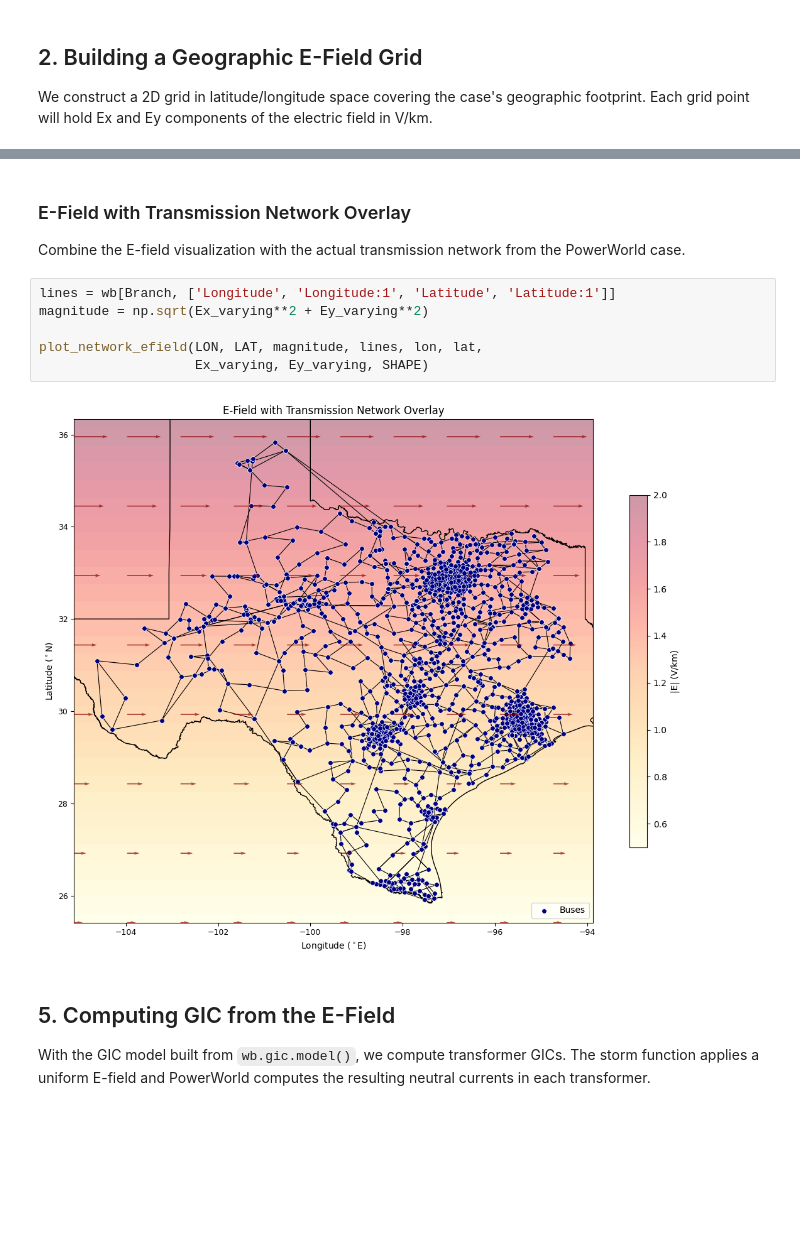
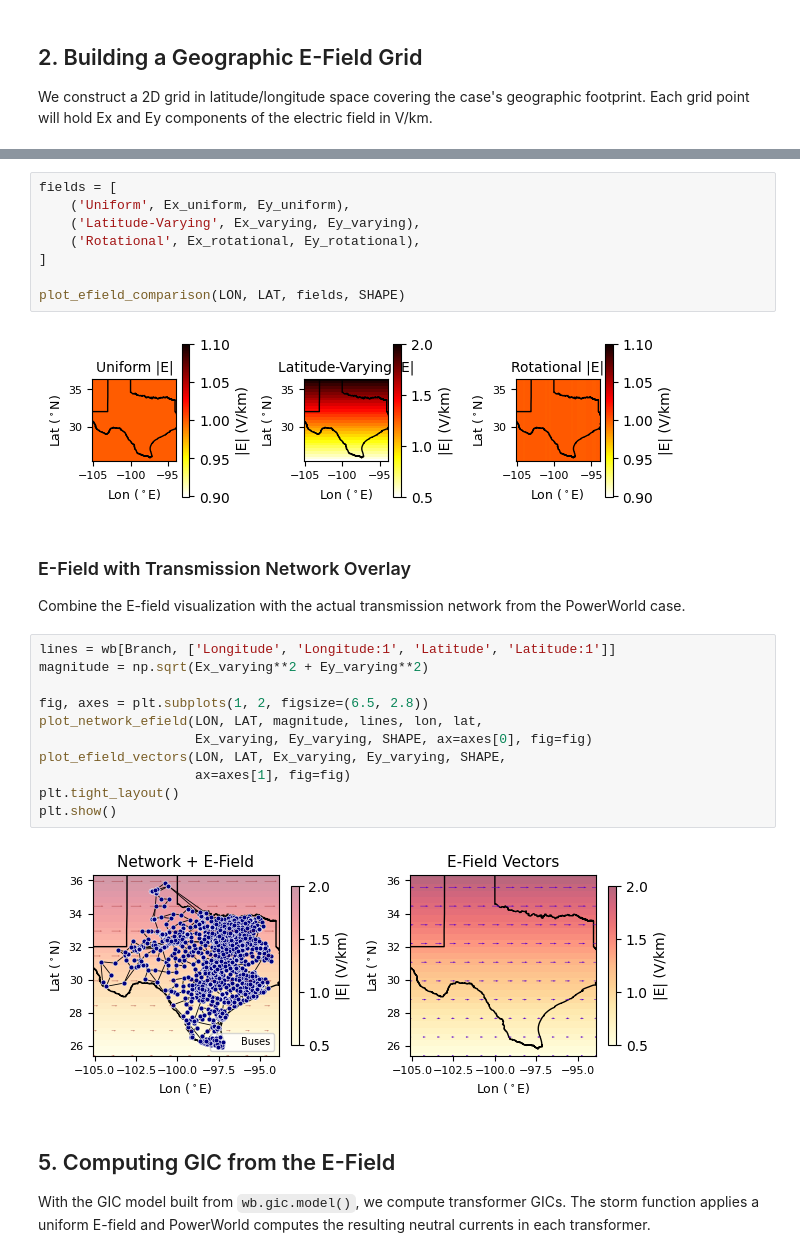
Before and after one commit to lukelowry/ESApp, a Jupyter notebook: docs/examples/gic/03_efield_geographic.ipynb, the cells around one changed output, grey strips where cells are left out. Drawn from its saved outputs; the diff is of its cells as text; blank space fills up the shorter version.

```diff
--- a/docs/examples/gic/03_efield_geographic.ipynb
+++ b/docs/examples/gic/03_efield_geographic.ipynb
@@ -161,15 +127,30 @@ plot_efield_vectors(LON, LAT, Ex_varying, Ey_varying, SHAPE)
+# %%
+fields = [
+    ('Uniform', Ex_uniform, Ey_uniform),
+    ('Latitude-Varying', Ex_varying, Ey_varying),
+    ('Rotational', Ex_rotational, Ey_rotational),
+]
+
+plot_efield_comparison(LON, LAT, fields, SHAPE)
+# %% [output]
+[figure, added]
 # %% [markdown]
 ### E-Field with Transmission Network Overlay
 
 Combine the E-field visualization with the actual transmission network from the PowerWorld case.
-# %%
-lines = wb[Branch, ['Longitude', 'Longitude:1', 'Latitude', 'Latitude:1']]
-magnitude = np.sqrt(Ex_varying**2 + Ey_varying**2)
-
-plot_network_efield(LON, LAT, magnitude, lines, lon, lat,
-                    Ex_varying, Ey_varying, SHAPE)
-# %% [output]
-[figure, removed]
+# %%
+lines = wb[Branch, ['Longitude', 'Longitude:1', 'Latitude', 'Latitude:1']]
+magnitude = np.sqrt(Ex_varying**2 + Ey_varying**2)
+
+fig, axes = plt.subplots(1, 2, figsize=(6.5, 2.8))
+plot_network_efield(LON, LAT, magnitude, lines, lon, lat,
+                    Ex_varying, Ey_varying, SHAPE, ax=axes[0], fig=fig)
+plot_efield_vectors(LON, LAT, Ex_varying, Ey_varying, SHAPE,
+                    ax=axes[1], fig=fig)
+plt.tight_layout()
+plt.show()
+# %% [output]
+[figure, added]
 # %% [markdown]
 ## 5. Computing GIC from the E-Field
 
```
Also changed, not shown: parts of 30 cells of this notebook, 24 other files.
